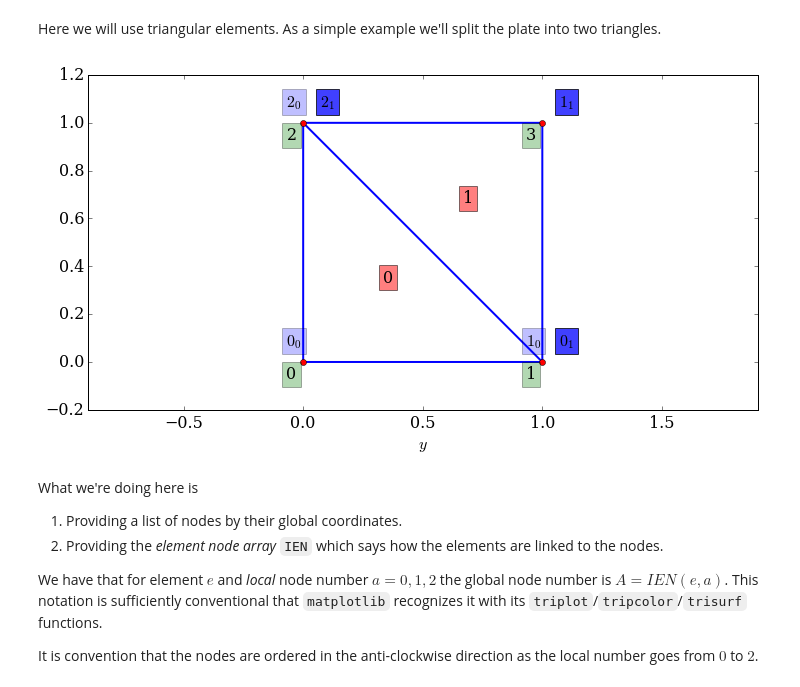
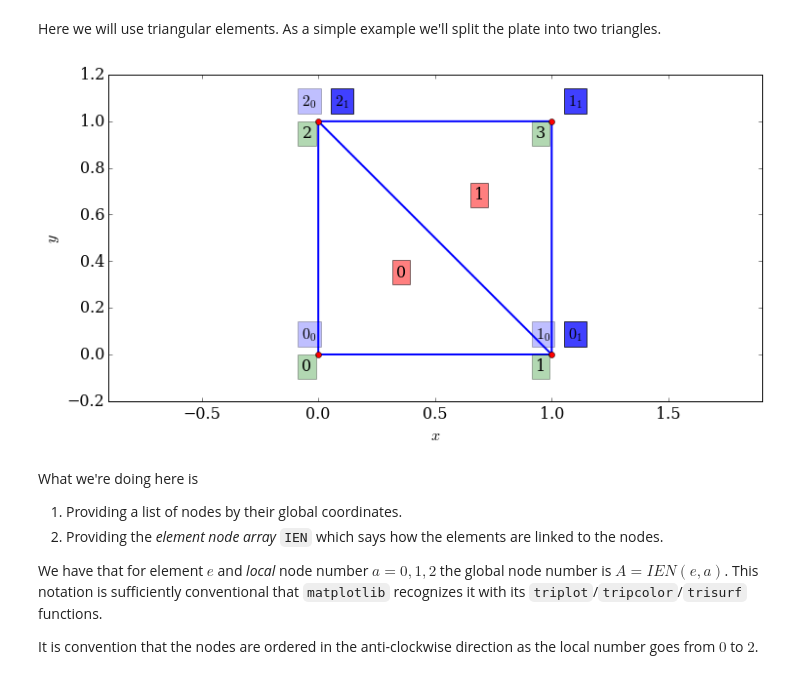
Before and after one commit to ngcm/training-public, a Jupyter notebook: FEEG6016 Simulation and Modelling/08-Finite-Elements-Lab-2.ipynb, the cells around one changed output. Saved outputs shown, nothing was run; the diff lists cells and outputs as text; code cells hidden in the pictures.

```diff
--- a/FEEG6016 Simulation and Modelling/08-Finite-Elements-Lab-2.ipynb
+++ b/FEEG6016 Simulation and Modelling/08-Finite-Elements-Lab-2.ipynb
@@ -70,24 +70,24 @@ IEN = numpy.array([[0, 1, 2],
 # %%
 pyplot.figure()
 pyplot.axis('equal')
 pyplot.triplot(nodes[:,0], nodes[:,1], triangles=IEN, lw=2)
 pyplot.plot(nodes[:,0], nodes[:,1], 'ro')
 for e in range(nodes.shape[1]):
     barycentre = numpy.mean(nodes[IEN[e,:],:], axis=0)
     pyplot.text(barycentre[0], barycentre[1], "{}".format(e),
                 bbox=dict(facecolor='red', alpha=0.5))
     for n in range(3):
         pyplot.text(nodes[IEN[e,n],0]-0.07*(-1)**e,nodes[IEN[e,n],1]+0.07, r"${}_{{{}}}$".format(n,e),
                     bbox=dict(facecolor='blue', alpha=0.25 + 0.5*e))
 for n in range(nodes.shape[0]):
     pyplot.text(nodes[n,0]-0.07, nodes[n,1]-0.07, "{}".format(n),
                 bbox=dict(facecolor='green', alpha=0.3))
 pyplot.xlim(-0.2, 1.2)
 pyplot.ylim(-0.2, 1.2)
 pyplot.xlabel(r"$x$")
-pyplot.xlabel(r"$y$");
+pyplot.ylabel(r"$y$");
 # %% [output]
-[figure, old version]
+[figure, new version]
 # %% [markdown]
 What we're doing here is
 
```
Also changed, not shown: parts of 4 cells of this notebook.
